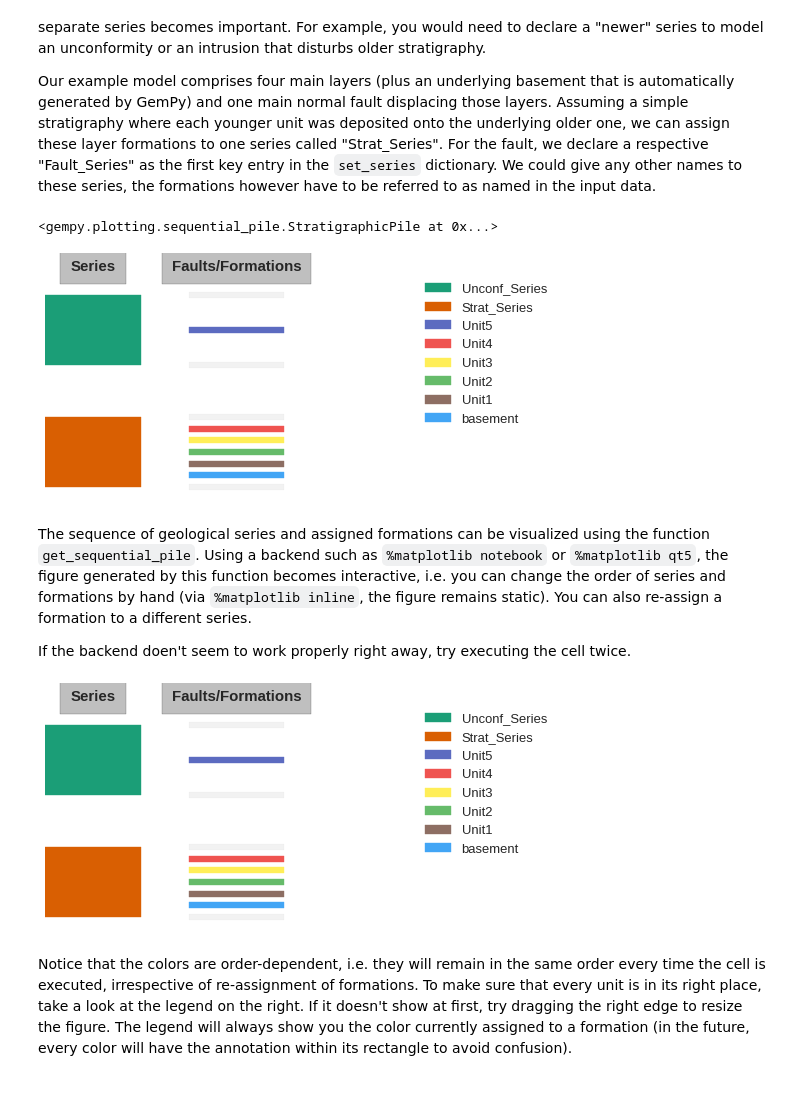
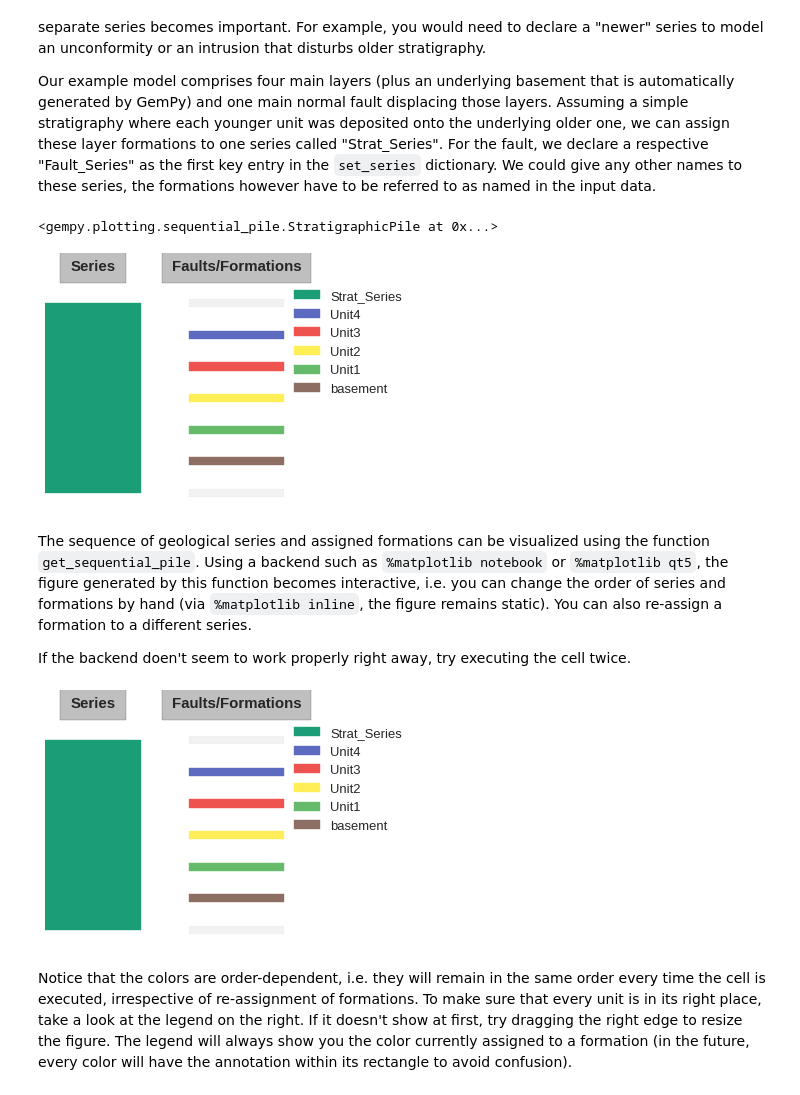
Before and after one commit to KristiaanUMONS1/GeoSpatialAnalysis-UMONS, a Jupyter notebook: ch1-copyGempy Kristiaan Part 1 load csv.ipynb, the cells around one changed output. Saved outputs shown, nothing was run; the diff lists cells and outputs as text; code cells hidden in the pictures.

```diff
--- a/ch1-copyGempy Kristiaan Part 1 load csv.ipynb
+++ b/ch1-copyGempy Kristiaan Part 1 load csv.ipynb
@@ -63,9 +63,9 @@ os.pardir
 '..'
 # %%
 # Importing the data from csv files and settign extent and resolution
-geo_data = gp.create_data([613000,622500,2473000,2510000,-1300,1300],[100, 100, 100],
-                    path_o = ("/home/kristiaan/gempy/test/input_data/gempy_foliations with fake Z.csv"),
-                    path_i = ("/home/kristiaan/gempy/test/input_data/gempy_interfaces with fake Z.csv"))
+geo_data = gp.create_data([613000,622500,2473000,2485000,-1300,1300],[100, 100, 100],
+                    path_o = ("/home/kristiaan/gempy/test/input_data/gempy_foliations.csv"),
+                    path_i = ("/home/kristiaan/gempy/test/input_data/gempy_interfaces.csv"))
 # %% [output]
 of pandas will change to not sort by default.
 
@@ -131,20 +131,20 @@ In a model with simple sequential stratigraphy, all layer formations can be assi
 Our example model comprises four main layers (plus an underlying basement that is automatically generated by GemPy) and one main normal fault displacing those layers. Assuming a simple stratigraphy where each younger unit was deposited onto the underlying older one, we can assign these layer formations to one series called "Strat_Series". For the fault, we declare a respective "Fault_Series" as the first key entry in the `set_series` dictionary. We could give any other names to these series, the formations however have to be referred to as named in the input data.
 # %%
 # Assigning series to formations as well as their order (timewise)
-gp.set_series(geo_data, { "Unconf_Series":'Unit5',"Strat_Series": ('Unit4','Unit3','Unit2','Unit1')},
-                       order_series = ["Unconf_Series",'Strat_Series'],
-                       order_formations=['Unit5','Unit4','Unit3','Unit2','Unit1'], verbose=1)
+gp.set_series(geo_data, {"Strat_Series": ('Unit4','Unit3','Unit2','Unit1')},
+                       order_series = ['Strat_Series'],
+                       order_formations=['Unit4','Unit3','Unit2','Unit1'], verbose=1)
 
 # unconformity model:
 #gp.set_series(geo_data, {"Fault_Series":'Main_Fault', "Unconf_Series":'Carbonate',
 #                      "Strat_Series": ('Sandstone_2','Siltstone', 'Shale', 'Sandstone_1')},
 #                       order_series = ["Fault_Series", "Unconf_Series", 'Strat_Series'],
 #                       order_formations=['Main_Fault', 'Carbonate',
 #                                         'Sandstone_2','Siltstone', 'Shale', 'Sandstone_1',
 #                                         ], verbose=0)
 # %% [output]
 <gempy.plotting.sequential_pile.StratigraphicPile at 0x...>
-[figure, old version]
+[figure, new version]
 # %% [markdown]
 The sequence of geological series and assigned formations can be visualized using the function `get_sequential_pile`. Using a backend such as `%matplotlib notebook` or `%matplotlib qt5`, the figure generated by this function becomes interactive, i.e. you can change the order of series and formations by hand (via `%matplotlib inline`, the figure remains static). You can also re-assign a formation to a different series.
 
@@ -153,7 +153,7 @@ If the backend doen't seem to work properly right away, try executing the cell t
 %matplotlib inline
 test = gp.get_sequential_pile(geo_data)
 # %% [output]
-[figure, old version]
+[figure, new version]
 # %% [markdown]
 Notice that the colors are order-dependent, i.e. they will remain in the same order every time the cell is executed, irrespective of re-assignment of formations.
 To make sure that every unit is in its right place, take a look at the legend on the right. If it doesn't show at first, try dragging the right edge to resize the figure. The legend will always show you the color currently assigned to a formation (in the future, every color will have the annotation within its rectangle to avoid confusion).
```
Also changed, not shown: parts of 22 cells of this notebook, 1 other file.
